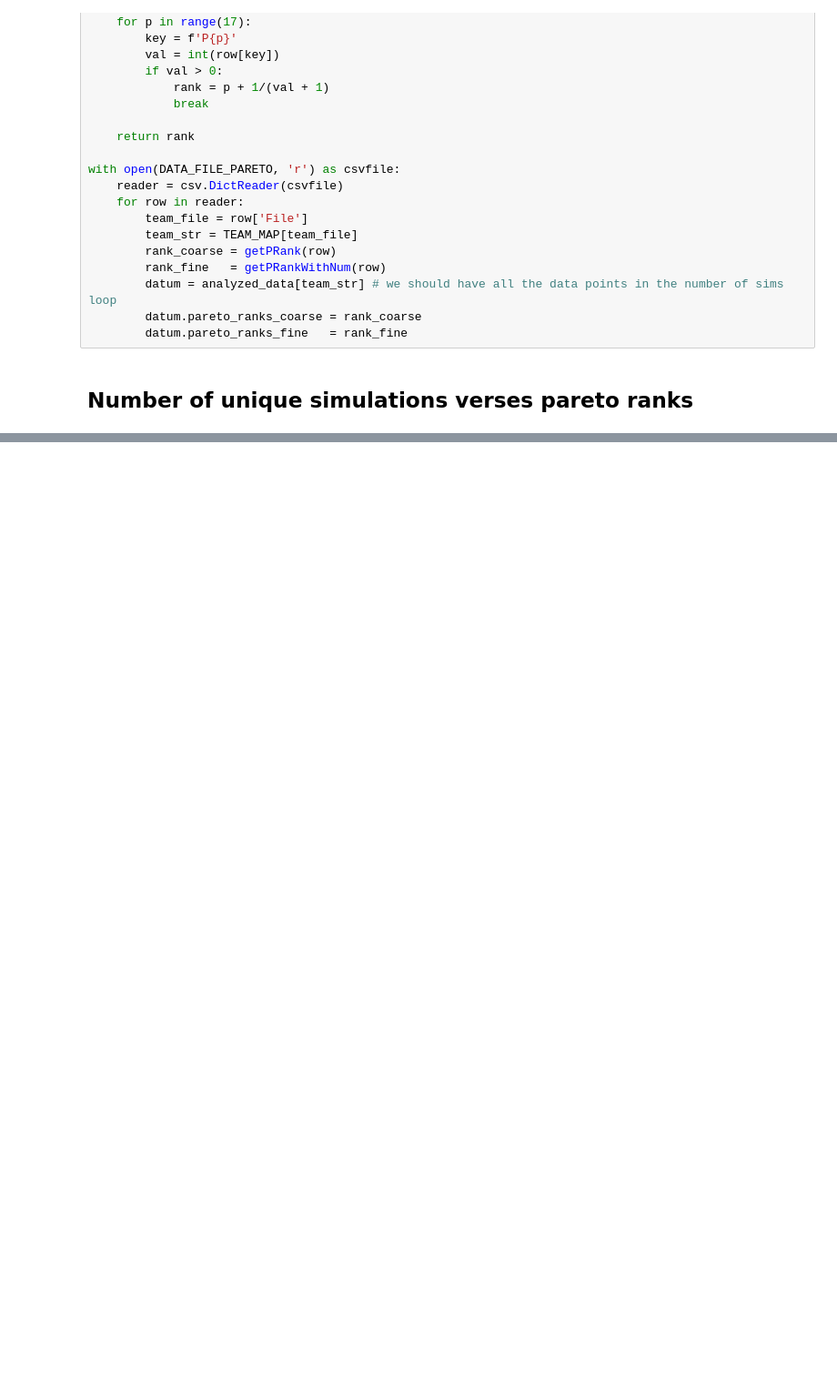
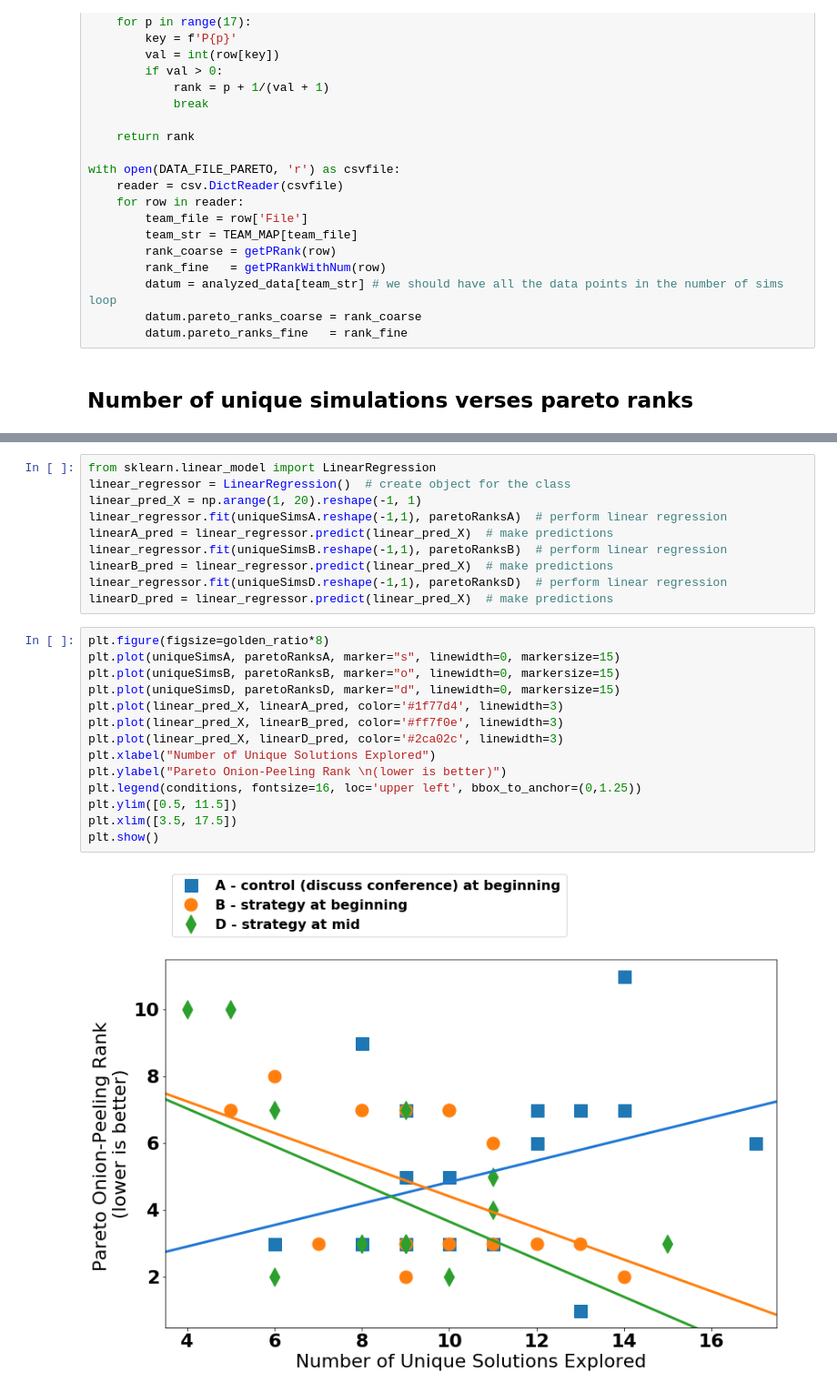
Before and after one commit to MIT-GTL-Open-Source-Public/Learning2019-PostProcessing, a Jupyter notebook: SimpleRankOrdersJupyter/NumberOfSimulationsVsParetoRanks.ipynb, the cells around one changed output, grey strips where cells are left out. Shown at 91% size. Cells and saved outputs as stored; diff of their text form; blank space fills up the shorter version.

```diff
--- a/SimpleRankOrdersJupyter/NumberOfSimulationsVsParetoRanks.ipynb
+++ b/SimpleRankOrdersJupyter/NumberOfSimulationsVsParetoRanks.ipynb
@@ -149,0 +150,26 @@ plt.show()
+# %%
+from sklearn.linear_model import LinearRegression
+linear_regressor = LinearRegression()  # create object for the class
+linear_pred_X = np.arange(1, 20).reshape(-1, 1)
+linear_regressor.fit(uniqueSimsA.reshape(-1,1), paretoRanksA)  # perform linear regression
+linearA_pred = linear_regressor.predict(linear_pred_X)  # make predictions
+linear_regressor.fit(uniqueSimsB.reshape(-1,1), paretoRanksB)  # perform linear regression
+linearB_pred = linear_regressor.predict(linear_pred_X)  # make predictions
+linear_regressor.fit(uniqueSimsD.reshape(-1,1), paretoRanksD)  # perform linear regression
+linearD_pred = linear_regressor.predict(linear_pred_X)  # make predictions
+# %%
+plt.figure(figsize=golden_ratio*8)
+plt.plot(uniqueSimsA, paretoRanksA, marker="s", linewidth=0, markersize=15)
+plt.plot(uniqueSimsB, paretoRanksB, marker="o", linewidth=0, markersize=15)
+plt.plot(uniqueSimsD, paretoRanksD, marker="d", linewidth=0, markersize=15)
+plt.plot(linear_pred_X, linearA_pred, color='#1f77d4', linewidth=3)
+plt.plot(linear_pred_X, linearB_pred, color='#ff7f0e', linewidth=3)
+plt.plot(linear_pred_X, linearD_pred, color='#2ca02c', linewidth=3)
+plt.xlabel("Number of Unique Solutions Explored")
+plt.ylabel("Pareto Onion-Peeling Rank \n(lower is better)")
+plt.legend(conditions, fontsize=16, loc='upper left', bbox_to_anchor=(0,1.25))
+plt.ylim([0.5, 11.5])
+plt.xlim([3.5, 17.5])
+plt.show()
+# %% [output]
+[figure, added]
```
Also changed, not shown: parts of 3 cells of this notebook.
